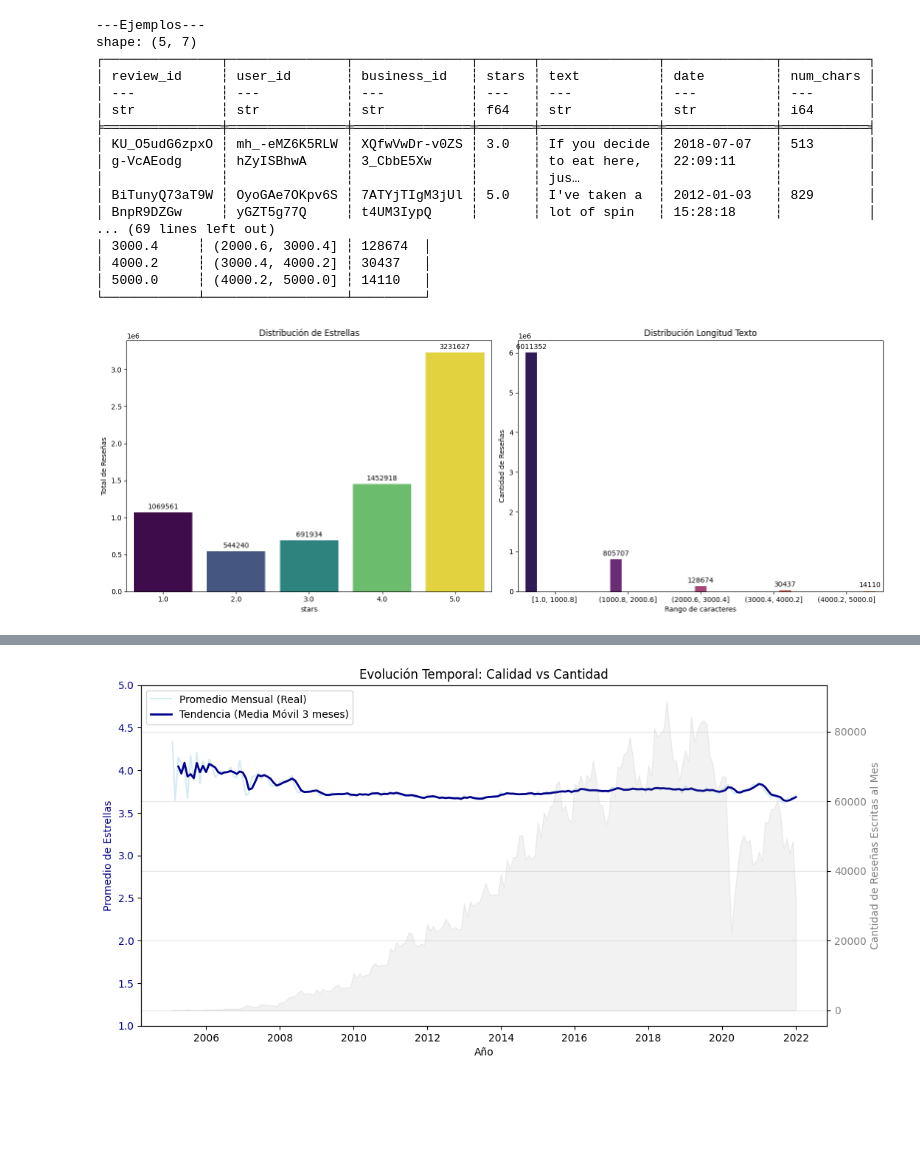
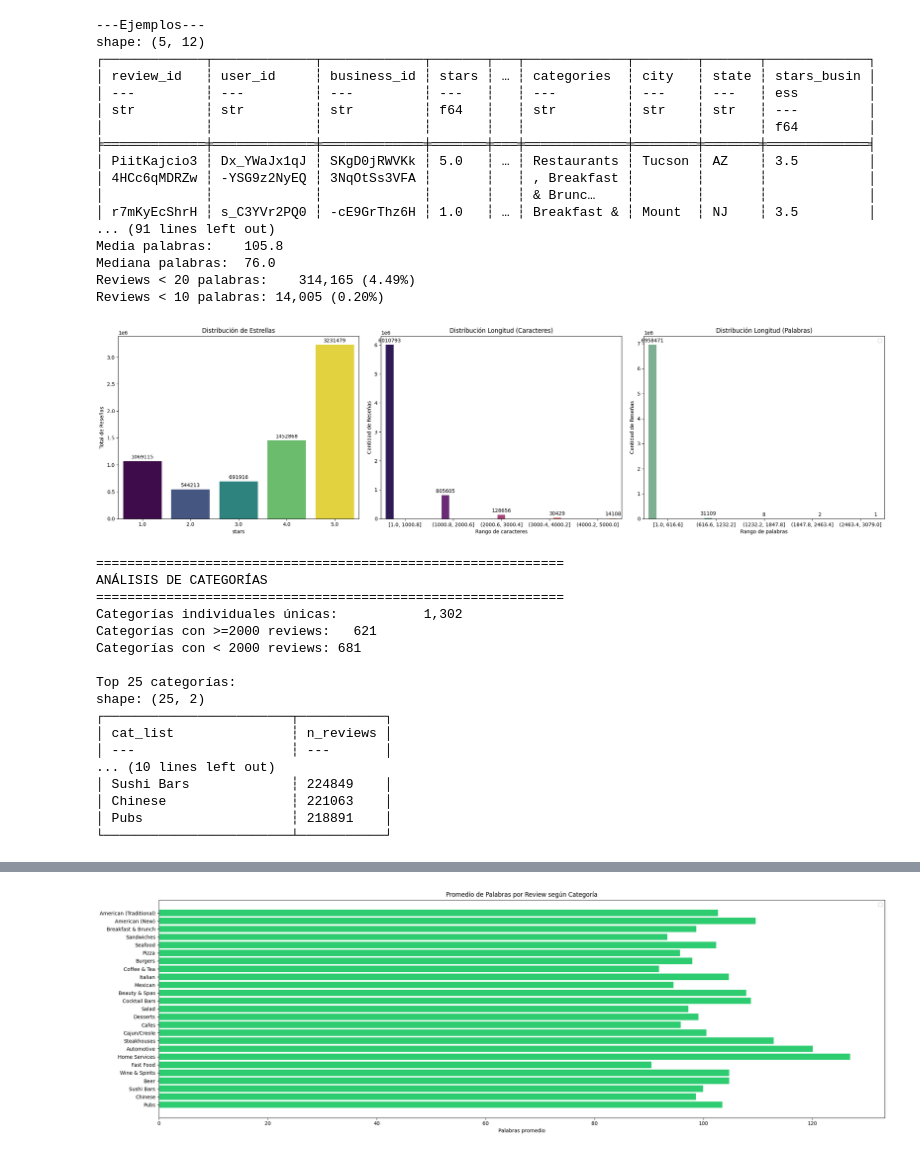
Before and after one commit to Javclamar/tfg-sentiment-analysis, a Jupyter notebook: notebooks/exploratory_analysis.ipynb, the cells around one changed output, grey strips where cells are left out. Drawn from its saved outputs; the diff is of its cells as text; code cells hidden in the pictures; blank space fills up the shorter version.

```diff
--- a/notebooks/exploratory_analysis.ipynb
+++ b/notebooks/exploratory_analysis.ipynb
@@ -25,5 +73,10 @@ convertir_json_a_csv(input_json_reviews, output_csv_reviews)
 # %%
-csv_reviews = '../data/csv/yelp_academic_dataset_review.csv'
+csv_reviews_business = '../data/csv/yelp_reviews_with_business.csv'
+EXCLUDE_CATEGORIES = {
+    'Restaurants', 'Food', 'Nightlife', 'Bars',
+    'Event Planning & Services', 'Shopping',
+    'Arts & Entertainment', 'Hotels & Travel', 'Specialty Food',
+}
 
 def analisis_exploratorio(csv: str):
     """
@@ -50,51 +103,70 @@ def analisis_exploratorio(csv: str):
     describe_df = q.select(numeric_cols).describe()
     print(describe_df)
 
     q = q.with_columns(
         pl.col("date").str.to_datetime(strict=False)
     )
 
     operaciones = [
         pl.len().alias("total_reviews"),
         pl.col("business_id").n_unique().alias("negocios_unicos"),
         pl.col("user_id").n_unique().alias("usuarios_unicos"),
         pl.col("date").min().alias("fecha_inicio"),
         pl.col("date").max().alias("fecha_fin")
     ]
 
     df_resultado = q.select(operaciones).collect(engine="streaming")
 
     res = df_resultado.row(0)
     print("\n--- RESULTADOS ---")
     print(f"Total de Reviews:    {res[0]:,}")
     print(f"Negocios Únicos:     {res[1]:,}")
     print(f"Usuarios Únicos:     {res[2]:,}")
     print(f"Periodo:   {res[3]} - {res[4]}")
 
-    # Calculamos la duración total en días
     dias = (res[4] - res[3]).days
     print(f"Duración: {dias} días ({dias/365:.1f} años)\n")
 
-    analisis_univariable(csv_reviews)
-    analisis_multivariable(csv_reviews)
+    analisis_univariable(csv)
+    analisis_categorias(csv, top_n=25, exclude=EXCLUDE_CATEGORIES)
+    analisis_texto_por_categoria(csv, top_n=25, exclude=EXCLUDE_CATEGORIES)
+    analisis_estrellas_por_categoria(csv, top_n=25, exclude=EXCLUDE_CATEGORIES)
+    analisis_multivariable(csv)
 
-analisis_exploratorio(csv_reviews)
+analisis_exploratorio(csv_reviews_business)
 # %% [output]
 ---Ejemplos---
-shape: (5, 7)
-┌───────────────┬───────────────┬───────────────┬───────┬───────────────┬──────────────┬───────────┐
-│ review_id     ┆ user_id       ┆ business_id   ┆ stars ┆ text          ┆ date         ┆ num_chars │
-│ ---           ┆ ---           ┆ ---           ┆ ---   ┆ ---           ┆ ---          ┆ ---       │
-│ str           ┆ str           ┆ str           ┆ f64   ┆ str           ┆ str          ┆ i64       │
-╞═══════════════╪═══════════════╪═══════════════╪═══════╪═══════════════╪══════════════╪═══════════╡
-│ KU_O5udG6zpxO ┆ mh_-eMZ6K5RLW ┆ XQfwVwDr-v0ZS ┆ 3.0   ┆ If you decide ┆ 2018-07-07   ┆ 513       │
-│ g-VcAEodg     ┆ hZyISBhwA     ┆ 3_CbbE5Xw     ┆       ┆ to eat here,  ┆ 22:09:11     ┆           │
-│               ┆               ┆               ┆       ┆ jus…          ┆              ┆           │
-│ BiTunyQ73aT9W ┆ OyoGAe7OKpv6S ┆ 7ATYjTIgM3jUl ┆ 5.0   ┆ I've taken a  ┆ 2012-01-03   ┆ 829       │
-│ BnpR9DZGw     ┆ yGZT5g77Q     ┆ t4UM3IypQ     ┆       ┆ lot of spin   ┆ 15:28:18     ┆           │
-... (69 lines left out)
-│ 3000.4     ┆ (2000.6, 3000.4] ┆ 128674  │
-│ 4000.2     ┆ (3000.4, 4000.2] ┆ 30437   │
-│ 5000.0     ┆ (4000.2, 5000.0] ┆ 14110   │
-└────────────┴──────────────────┴─────────┘
+shape: (5, 12)
+┌─────────────┬─────────────┬─────────────┬───────┬───┬─────────────┬────────┬───────┬─────────────┐
+│ review_id   ┆ user_id     ┆ business_id ┆ stars ┆ … ┆ categories  ┆ city   ┆ state ┆ stars_busin │
+│ ---         ┆ ---         ┆ ---         ┆ ---   ┆   ┆ ---         ┆ ---    ┆ ---   ┆ ess         │
+│ str         ┆ str         ┆ str         ┆ f64   ┆   ┆ str         ┆ str    ┆ str   ┆ ---         │
+│             ┆             ┆             ┆       ┆   ┆             ┆        ┆       ┆ f64         │
+╞═════════════╪═════════════╪═════════════╪═══════╪═══╪═════════════╪════════╪═══════╪═════════════╡
+│ PiitKajcio3 ┆ Dx_YWaJx1qJ ┆ SKgD0jRWVKk ┆ 5.0   ┆ … ┆ Restaurants ┆ Tucson ┆ AZ    ┆ 3.5         │
+│ 4HCc6qMDRZw ┆ -YSG9z2NyEQ ┆ 3NqOtSs3VFA ┆       ┆   ┆ , Breakfast ┆        ┆       ┆             │
+│             ┆             ┆             ┆       ┆   ┆ & Brunc…    ┆        ┆       ┆             │
+│ r7mKyEcShrH ┆ s_C3YVr2PQ0 ┆ -cE9GrThz6H ┆ 1.0   ┆ … ┆ Breakfast & ┆ Mount  ┆ NJ    ┆ 3.5         │
+... (91 lines left out)
+Media palabras:    105.8
+Mediana palabras:  76.0
+Reviews < 20 palabras:    314,165 (4.49%)
+Reviews < 10 palabras: 14,005 (0.20%)
-[figure, old version]
+[figure, new version]
+============================================================
+ANÁLISIS DE CATEGORÍAS
+============================================================
+Categorías individuales únicas:           1,302
+Categorías con >=2000 reviews:   621
+Categorías con < 2000 reviews: 681
+
+Top 25 categorías:
+shape: (25, 2)
+┌────────────────────────┬───────────┐
+│ cat_list               ┆ n_reviews │
+│ ---                    ┆ ---       │
+... (10 lines left out)
+│ Sushi Bars             ┆ 224849    │
+│ Chinese                ┆ 221063    │
+│ Pubs                   ┆ 218891    │
+└────────────────────────┴───────────┘
@@ -102 +191 @@ shape: (5, 7)
-[figure, old version]
+[figure, new version]
```
Also changed, not shown: parts of 7 cells of this notebook, 2 other files.
